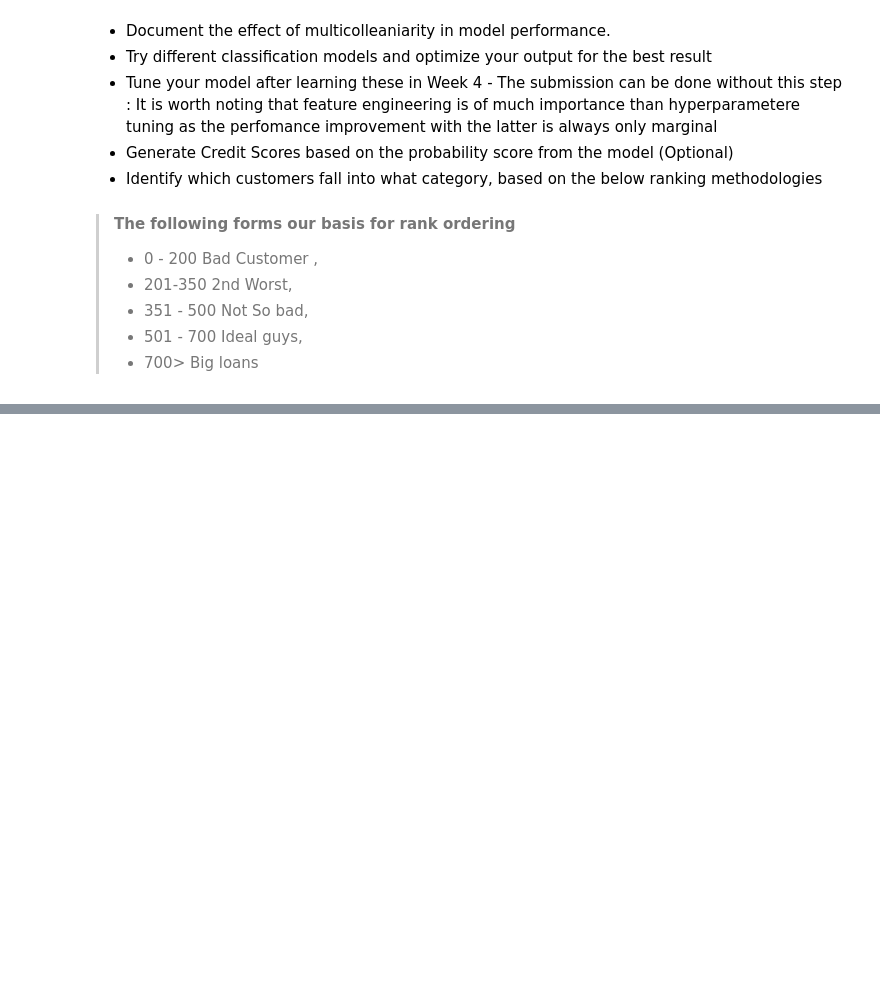
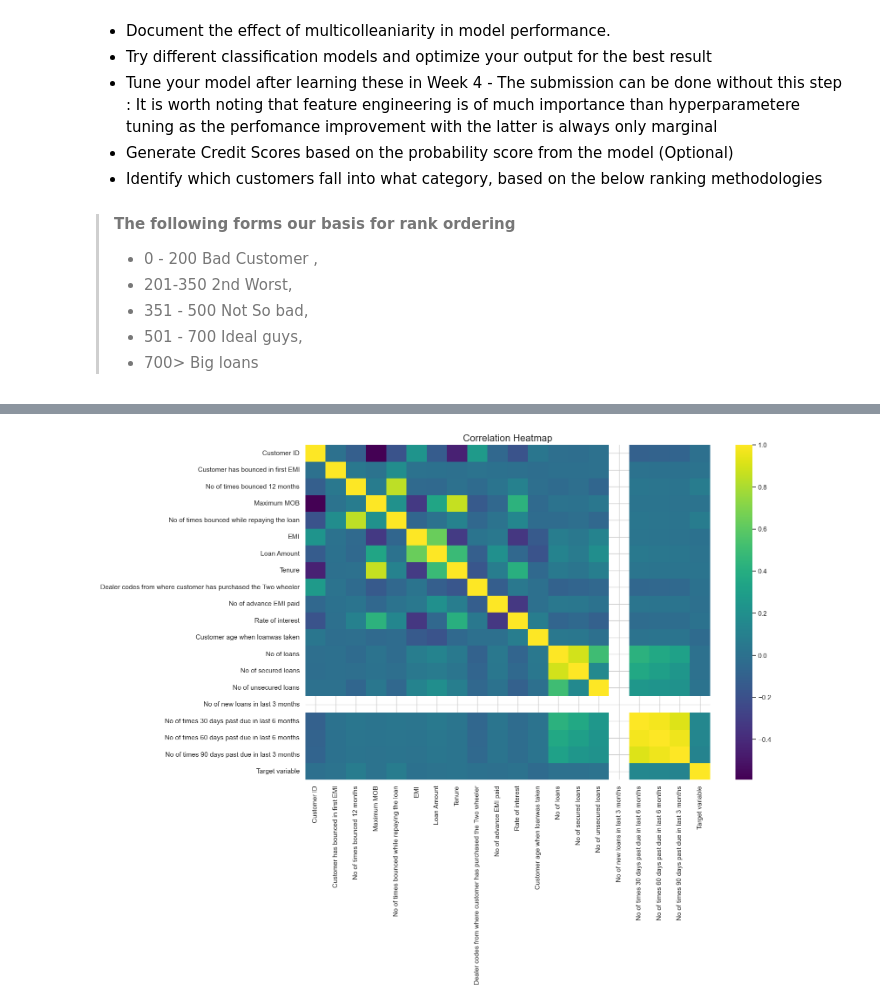
Before and after one commit to kibosivy/ML1, a Jupyter notebook: Week3/0305 Starter Notebook.ipynb, the cells around one changed output, grey strips where cells are left out. Saved outputs shown, nothing was run; the diff lists cells and outputs as text; code cells hidden in the pictures; blank space fills up the shorter version.

```diff
--- a/Week3/0305 Starter Notebook.ipynb
+++ b/Week3/0305 Starter Notebook.ipynb
@@ -321,0 +385,10 @@ from sklearn.model_selection import train_test_split
+# %%
+# Document the effect of multicolleaniarity in model performance.
+corrmat = Loan_renamed.select_dtypes(include='number').corr()
+
+plt.figure(figsize=(15,10))
+sns.heatmap(corrmat, annot=False, cmap="viridis")
+plt.title("Correlation Heatmap", fontsize=16)
+plt.show()
+# %% [output]
+[figure, added]
```
Also changed, not shown: parts of 38 cells of this notebook.
